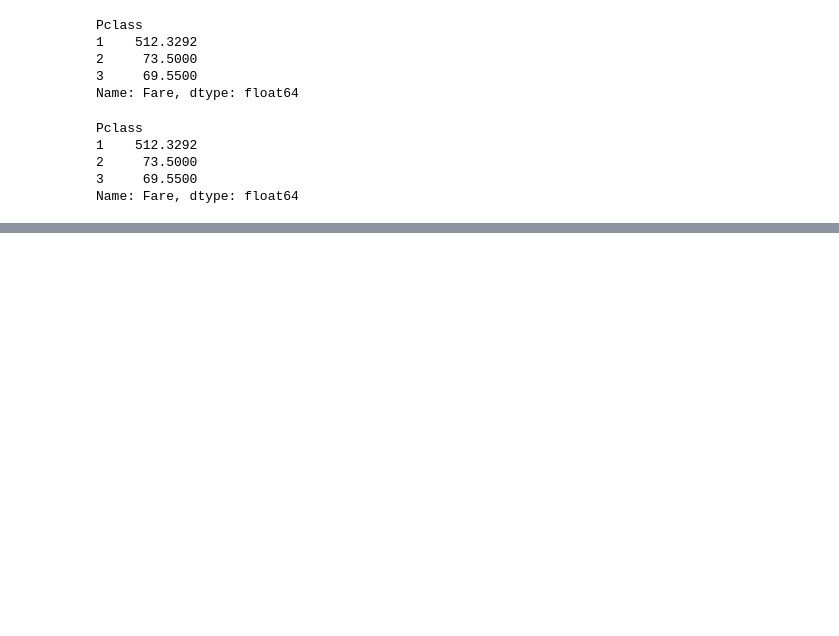
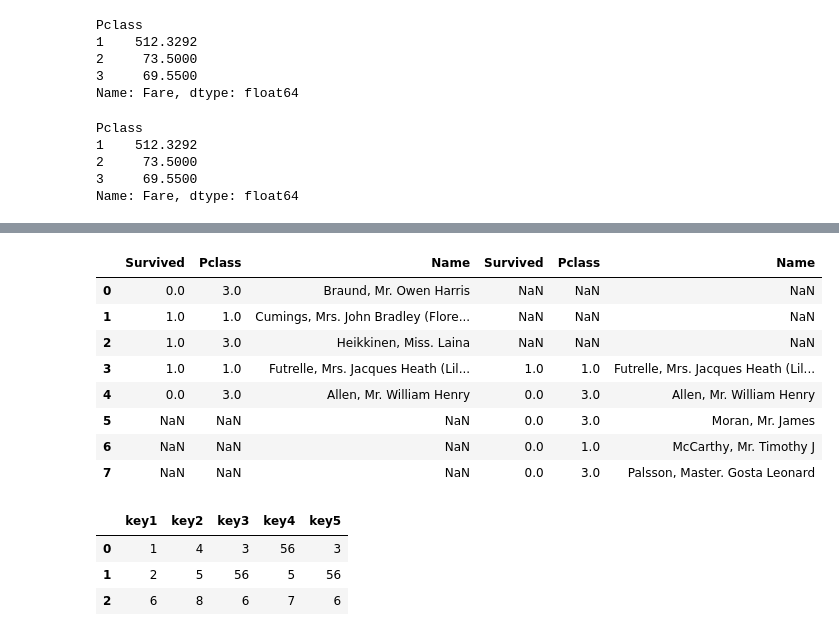
Before and after one commit to Happinessprashant/PythonLab, a Jupyter notebook: Pandas/adv.ipynb, the cells around one changed output, grey strips where cells are left out. Saved outputs shown, nothing was run; the diff lists cells and outputs as text; code cells hidden in the pictures; blank space fills up the shorter version.

```diff
--- a/Pandas/adv.ipynb
+++ b/Pandas/adv.ipynb
@@ -293,0 +374,4 @@ Name: Fare, dtype: float64
+# %%
+d9=df2[["Survived","Pclass","Name"]][0:5]
+# %%
+d8=df2[["Survived","Pclass","Name"]][3:8]
@@ -293,0 +392,12 @@ Name: Fare, dtype: float64
+# %%
+pd.concat([d9,d8] , axis=1)
+# %% [output]
+|  | Survived | Pclass | Name | Survived | Pclass | Name |
+| 0 | 0.0 | 3.0 | Braund, Mr. Owen Harris | NaN | NaN | NaN |
+| 1 | 1.0 | 1.0 | Cumings, Mrs. John Bradley (Flore... | NaN | NaN | NaN |
+| 2 | 1.0 | 3.0 | Heikkinen, Miss. Laina | NaN | NaN | NaN |
+| 3 | 1.0 | 1.0 | Futrelle, Mrs. Jacques Heath (Lil... | 1.0 | 1.0 | Futrelle, Mrs. Jacques Heath (Lil... |
+| 4 | 0.0 | 3.0 | Allen, Mr. William Henry | 0.0 | 3.0 | Allen, Mr. William Henry |
+| 5 | NaN | NaN | NaN | 0.0 | 3.0 | Moran, Mr. James |
+| 6 | NaN | NaN | NaN | 0.0 | 1.0 | McCarthy, Mr. Timothy J |
+| 7 | NaN | NaN | NaN | 0.0 | 3.0 | Palsson, Master. Gosta Leonard |
@@ -293,0 +420,7 @@ Name: Fare, dtype: float64
+# %%
+pd.merge(data1, data2)
+# %% [output]
+|  | key1 | key2 | key3 | key4 | key5 |
+| 0 | 1 | 4 | 3 | 56 | 3 |
+| 1 | 2 | 5 | 56 | 5 | 56 |
+| 2 | 6 | 8 | 6 | 7 | 6 |
```
Also changed, not shown: parts of 29 cells of this notebook, 3 other files.
